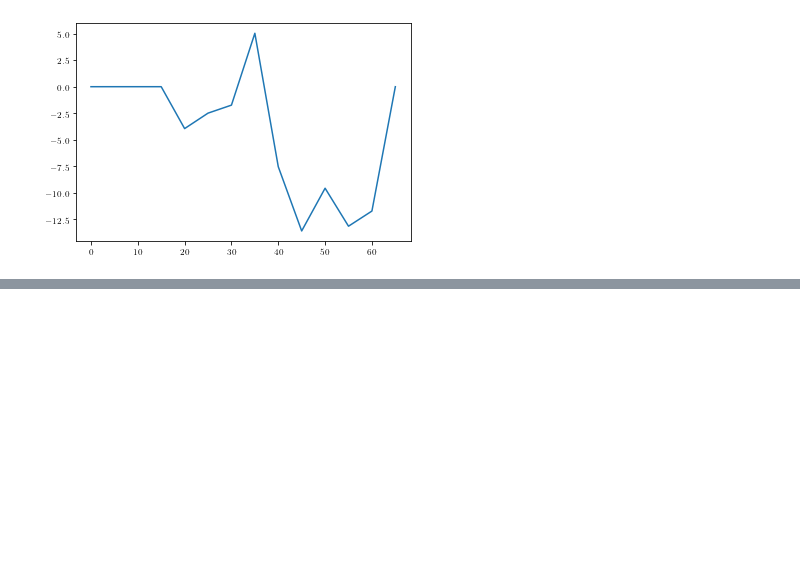
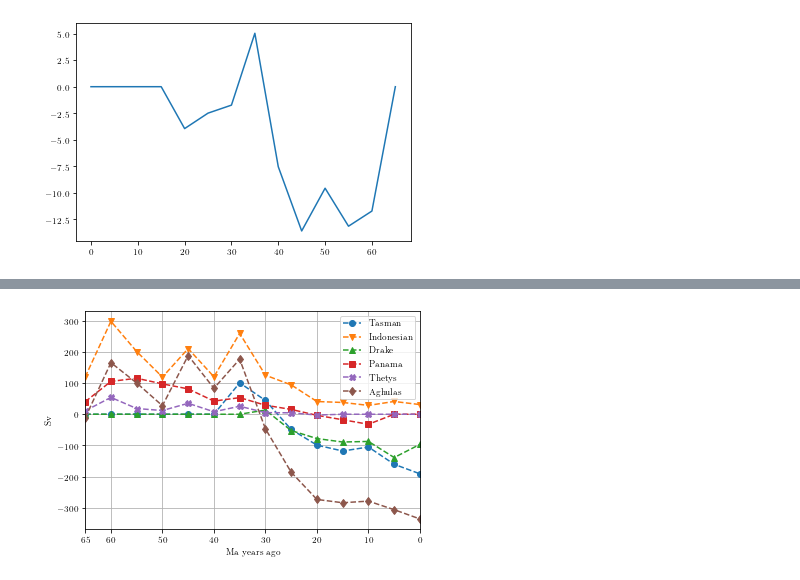
Before and after one commit to martedv/veros_bathymetry_eocene_pliocene, a Jupyter notebook: plotting/notebooks/throughflow.ipynb, the cells around one changed output, grey strips where cells are left out. Cells and saved outputs as stored; diff of their text form; code cells hidden in the pictures; blank space fills up the shorter version.

```diff
--- a/plotting/notebooks/throughflow.ipynb
+++ b/plotting/notebooks/throughflow.ipynb
@@ -210,0 +251,23 @@ plt.plot(time,tf_values[:,0] + tf_values[:,1] - (tf_values[:,2] + tf_values[:,3]
+# %%
+tf_values = np.zeros(np.shape(values))
+
+for y, year in enumerate(values):
+    for p, passage in enumerate(year):
+        if not isinstance(passage,tuple):
+            continue
+        tf_values[y,p] = np.nansum(-BSF[y][passage[2]:passage[3],passage[1]]) /1e6
+
+plottypes = ['o--','v--','^--','s--','X--','d--']
+for i,tf_val in enumerate(np.transpose(tf_values)):
+    plt.plot(time[::-1],tf_val[::-1],plottypes[i],label=names[i])
+plt.legend()
+#plt.title(r"Volumetransport in Sverdrups")
+plt.xlabel(r"Ma years ago")
+plt.ylabel(r"Sv")
+plt.xlim(65,0)
+plt.xticks([65,60,50,40,30,20,10,0])
+plt.grid()
+#plt.savefig("../figures/throughflow.jpg",dpi=400)
+plt.show()
+# %% [output]
+[figure, added]
```
Also changed, not shown: parts of 3 cells of this notebook, 26 other files.
